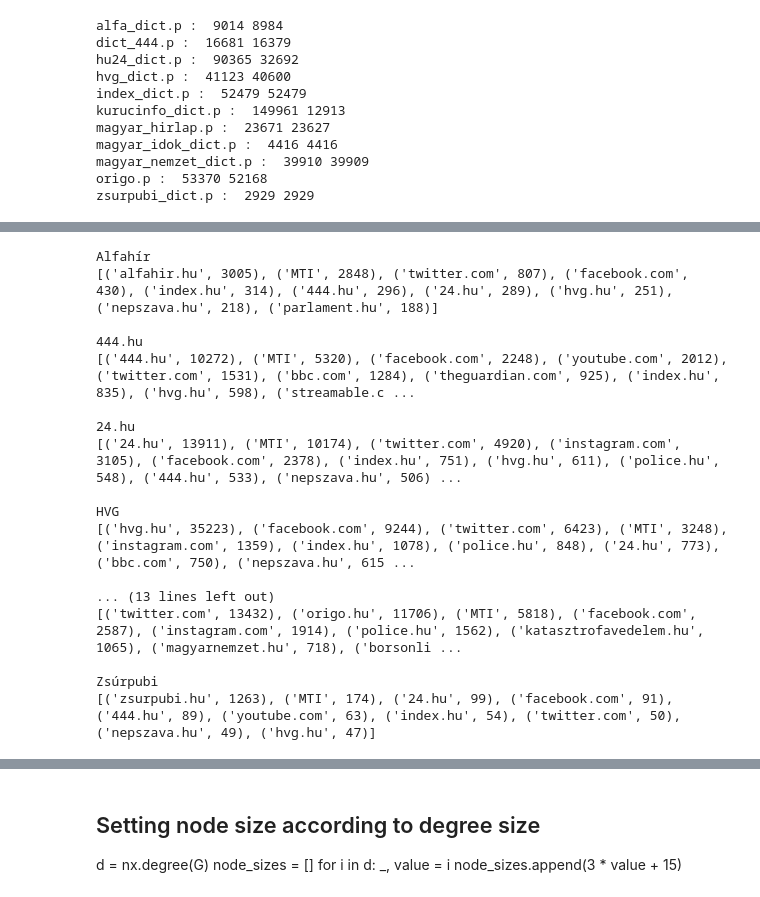
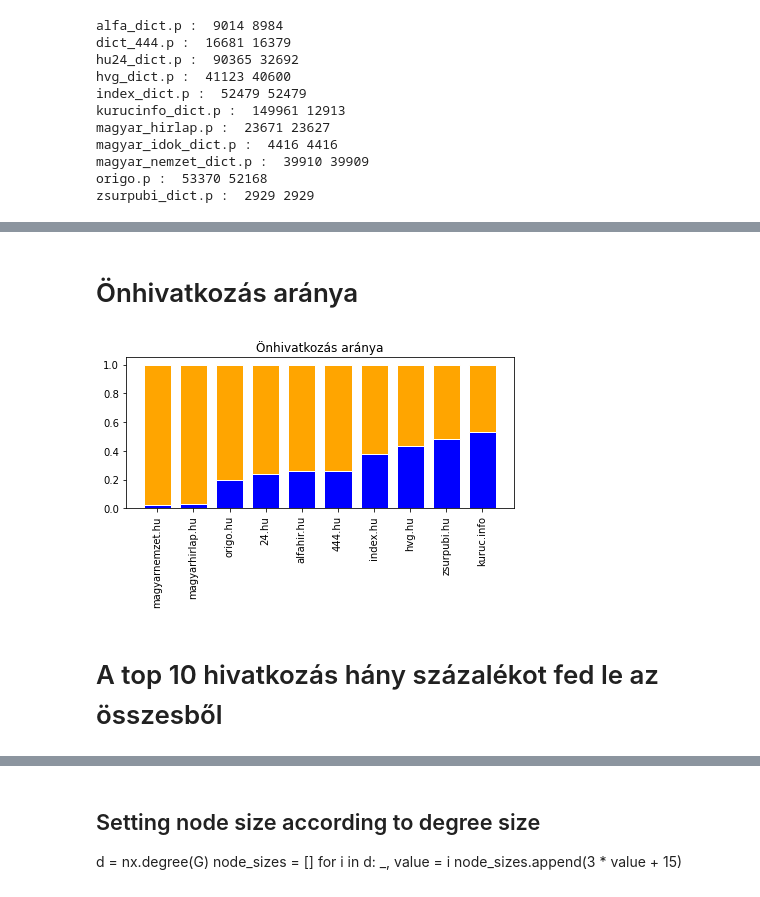
Before and after one commit to kovacskokokornel/hungarian_media, a Jupyter notebook: pickles/parser.ipynb, the cells around one changed output, grey strips where cells are left out. Drawn from its saved outputs; the diff is of its cells as text; code cells hidden in the pictures.

```diff
--- a/pickles/parser.ipynb
+++ b/pickles/parser.ipynb
@@ -91,0 +154,5 @@ platforms
+# %%
+ref_ratio = {}
+for portal in article_counter:
+    ref_ratio[portal] = reference_counter[portal] / article_counter[portal]
+ref_ratio
@@ -92,25 +172,41 @@ platforms
+# %% [markdown]
+# Önhivatkozás aránya
+# %%
+platform_count = {}
+for platform in platforms:
+    hosts = df[df["platform"] == platform]["related_hosts"]
+    result_distinct = list(x for l in hosts for x in l)
+    platform_count[platform] = dict(Counter(result_distinct))
+# %%
+homophily_ratios = {}
+for portal in reference_counter:
+    homophily_ratios[portal] = platform_count[portal][portal] / reference_counter[portal]
+homophily_ratios = {k: v for k, v in sorted(homophily_ratios.items(), key=lambda item: item[1])}
+# %%
+homophily_values = list(homophily_ratios.values())
+portal_names = list(homophily_ratios.keys())
+barWidth = 0.75
+# %%
+fig = plt.figure()
+plt.bar(range(10), homophily_values, color='blue', edgecolor='white', width = barWidth)
+plt.bar(range(10),
+        [a_i - b_i for a_i, b_i in zip([1] * 10, homophily_values)],
+        bottom = homophily_values,
+        color='orange',
+        edgecolor='white',
+        width=barWidth)
+plt.xticks(range(10), portal_names)
+plt.xticks(rotation = 90)
+plt.title("Önhivatkozás aránya")
+plt.tight_layout()
+fig.savefig('homophily_ratio.png', dpi = 2000)
+# %% [output]
+[figure, added]
+# %% [markdown]
+# A top 10 hivatkozás hány százalékot fed le az összesből
 # %%
+platform_count_t10 = {}
 for platform in platforms:
     hosts = df[df["platform"] == platform]["related_hosts"]
     result_distinct = list(x for l in hosts for x in l)
-    x = Counter(result_distinct)
-    print(platform)
-    print(x.most_common(10), "\n")
+    platform_count_t10[platform] = dict(Counter(result_distinct).most_common(10))
-# %% [output]
-Alfahír
-[('alfahir.hu', 3005), ('MTI', 2848), ('twitter.com', 807), ('facebook.com', 430), ('index.hu', 314), ('444.hu', 296), ('24.hu', 289), ('hvg.hu', 251), ('nepszava.hu', 218), ('parlament.hu', 188)]
-
-444.hu
-[('444.hu', 10272), ('MTI', 5320), ('facebook.com', 2248), ('youtube.com', 2012), ('twitter.com', 1531), ('bbc.com', 1284), ('theguardian.com', 925), ('index.hu', 835), ('hvg.hu', 598), ('streamable.c ...
-
-24.hu
-[('24.hu', 13911), ('MTI', 10174), ('twitter.com', 4920), ('instagram.com', 3105), ('facebook.com', 2378), ('index.hu', 751), ('hvg.hu', 611), ('police.hu', 548), ('444.hu', 533), ('nepszava.hu', 506) ...
-
-HVG
-[('hvg.hu', 35223), ('facebook.com', 9244), ('twitter.com', 6423), ('MTI', 3248), ('instagram.com', 1359), ('index.hu', 1078), ('police.hu', 848), ('24.hu', 773), ('bbc.com', 750), ('nepszava.hu', 615 ...
-
-... (13 lines left out)
-[('twitter.com', 13432), ('origo.hu', 11706), ('MTI', 5818), ('facebook.com', 2587), ('instagram.com', 1914), ('police.hu', 1562), ('katasztrofavedelem.hu', 1065), ('magyarnemzet.hu', 718), ('borsonli ...
-
-Zsúrpubi
-[('zsurpubi.hu', 1263), ('MTI', 174), ('24.hu', 99), ('facebook.com', 91), ('444.hu', 89), ('youtube.com', 63), ('index.hu', 54), ('twitter.com', 50), ('nepszava.hu', 49), ('hvg.hu', 47)]
```
Also changed, not shown: parts of 29 cells of this notebook.
